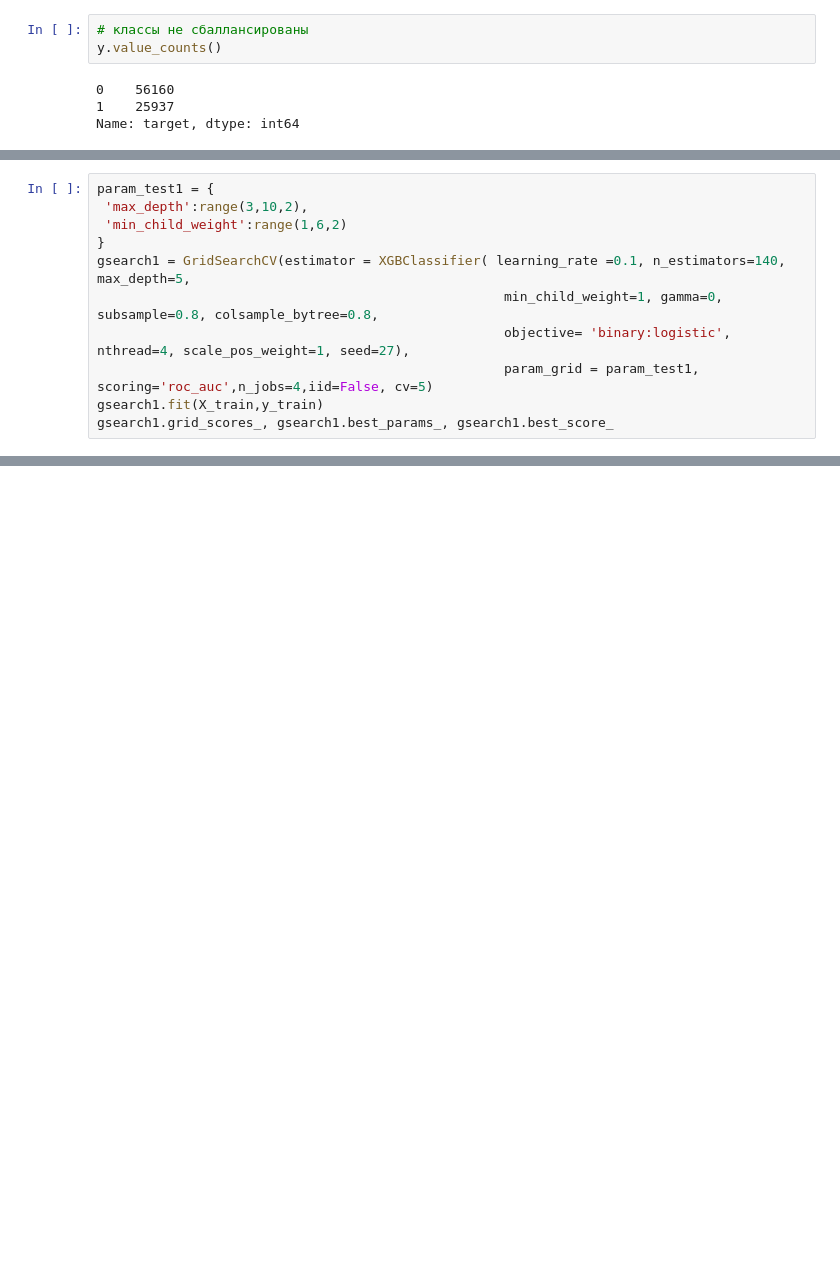
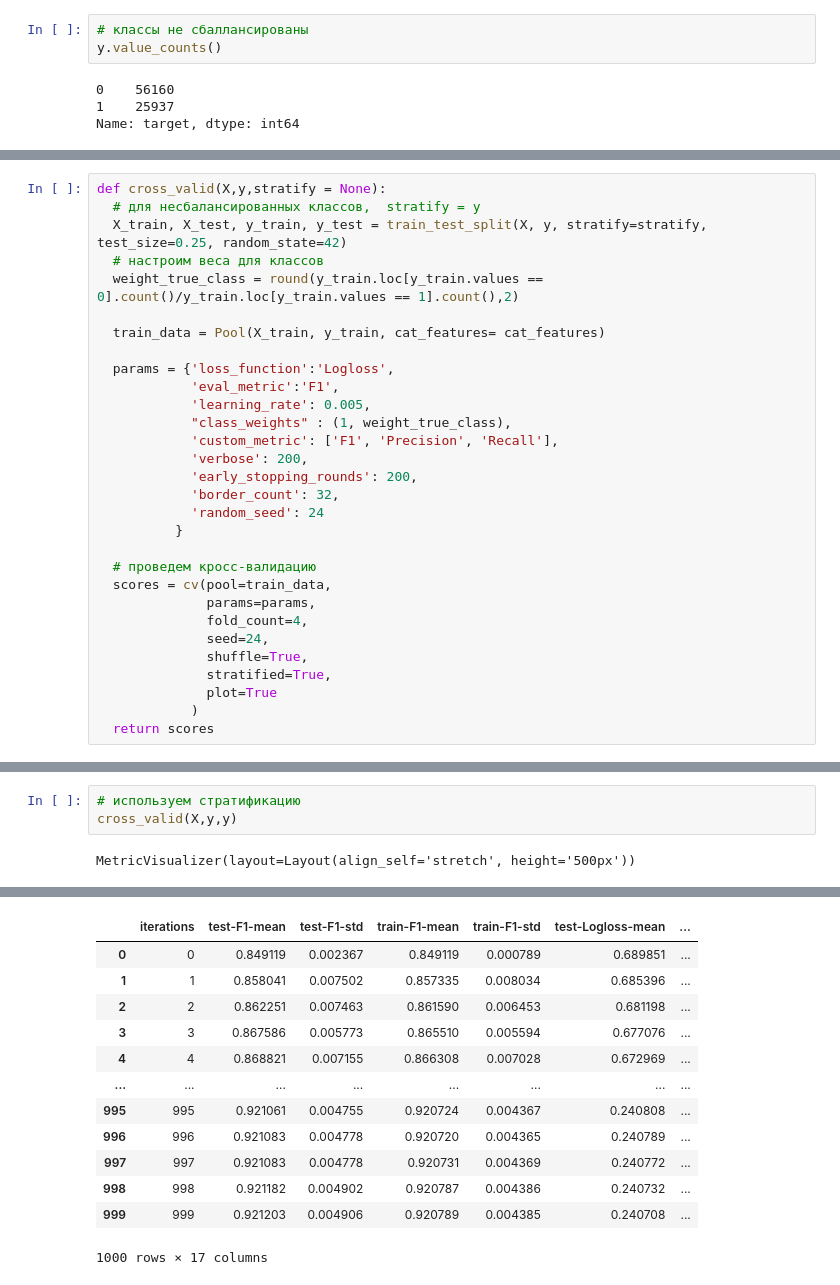
Before and after one commit to IvanovNA01/test_task_junior, a Jupyter notebook: test_to_jun1.ipynb, the cells around one changed output, grey strips where cells are left out. Saved outputs shown, nothing was run; the diff lists cells and outputs as text; blank space fills up the shorter version.

```diff
--- a/test_to_jun1.ipynb
+++ b/test_to_jun1.ipynb
@@ -786,11 +741,0 @@ AUC Score (Train): 0.820705
-# %%
-param_test1 = {
- 'max_depth':range(3,10,2),
- 'min_child_weight':range(1,6,2)
-}
-gsearch1 = GridSearchCV(estimator = XGBClassifier( learning_rate =0.1, n_estimators=140, max_depth=5,
-                                                    min_child_weight=1, gamma=0, subsample=0.8, colsample_bytree=0.8,
-                                                    objective= 'binary:logistic', nthread=4, scale_pos_weight=1, seed=27),
-                                                    param_grid = param_test1, scoring='roc_auc',n_jobs=4,iid=False, cv=5)
-gsearch1.fit(X_train,y_train)
-gsearch1.grid_scores_, gsearch1.best_params_, gsearch1.best_score_
@@ -798,0 +752,30 @@ TypeError: __init__() got an unexpected keyword argument 'iid'
+# %%
+def cross_valid(X,y,stratify = None):
+  # для несбалансированных классов,  stratify = у
+  X_train, X_test, y_train, y_test = train_test_split(X, y, stratify=stratify, test_size=0.25, random_state=42)
+  # настроим веса для классов
+  weight_true_class = round(y_train.loc[y_train.values == 0].count()/y_train.loc[y_train.values == 1].count(),2)
+
+  train_data = Pool(X_train, y_train, cat_features= cat_features)
+
+  params = {'loss_function':'Logloss',
+            'eval_metric':'F1',
+            'learning_rate': 0.005,
+            "class_weights" : (1, weight_true_class),
+            'custom_metric': ['F1', 'Precision', 'Recall'],
+            'verbose': 200,
+            'early_stopping_rounds': 200,
+            'border_count': 32,
+            'random_seed': 24
+          }
+
+  # проведем кросс-валидацию
+  scores = cv(pool=train_data,
+              params=params,
+              fold_count=4,
+              seed=24,
+              shuffle=True,
+              stratified=True,
+              plot=True
+            )
+  return scores
@@ -798,0 +812,5 @@ TypeError: __init__() got an unexpected keyword argument 'iid'
+# %%
+# используем стратификацию
+cross_valid(X,y,y)
+# %% [output]
+MetricVisualizer(layout=Layout(align_self='stretch', height='500px'))
@@ -798,0 +834,13 @@ TypeError: __init__() got an unexpected keyword argument 'iid'
+|  | iterations | test-F1-mean | test-F1-std | train-F1-mean | train-F1-std | test-Logloss-mean | ... |
+| 0 | 0 | 0.849119 | 0.002367 | 0.849119 | 0.000789 | 0.689851 | ... |
+| 1 | 1 | 0.858041 | 0.007502 | 0.857335 | 0.008034 | 0.685396 | ... |
+| 2 | 2 | 0.862251 | 0.007463 | 0.861590 | 0.006453 | 0.681198 | ... |
+| 3 | 3 | 0.867586 | 0.005773 | 0.865510 | 0.005594 | 0.677076 | ... |
+| 4 | 4 | 0.868821 | 0.007155 | 0.866308 | 0.007028 | 0.672969 | ... |
+| ... | ... | ... | ... | ... | ... | ... | ... |
+| 995 | 995 | 0.921061 | 0.004755 | 0.920724 | 0.004367 | 0.240808 | ... |
+| 996 | 996 | 0.921083 | 0.004778 | 0.920720 | 0.004365 | 0.240789 | ... |
+| 997 | 997 | 0.921083 | 0.004778 | 0.920731 | 0.004369 | 0.240772 | ... |
+| 998 | 998 | 0.921182 | 0.004902 | 0.920787 | 0.004386 | 0.240732 | ... |
+| 999 | 999 | 0.921203 | 0.004906 | 0.920789 | 0.004385 | 0.240708 | ... |
+1000 rows × 17 columns
```
Also changed, not shown: parts of 17 cells of this notebook, 31 other files.
